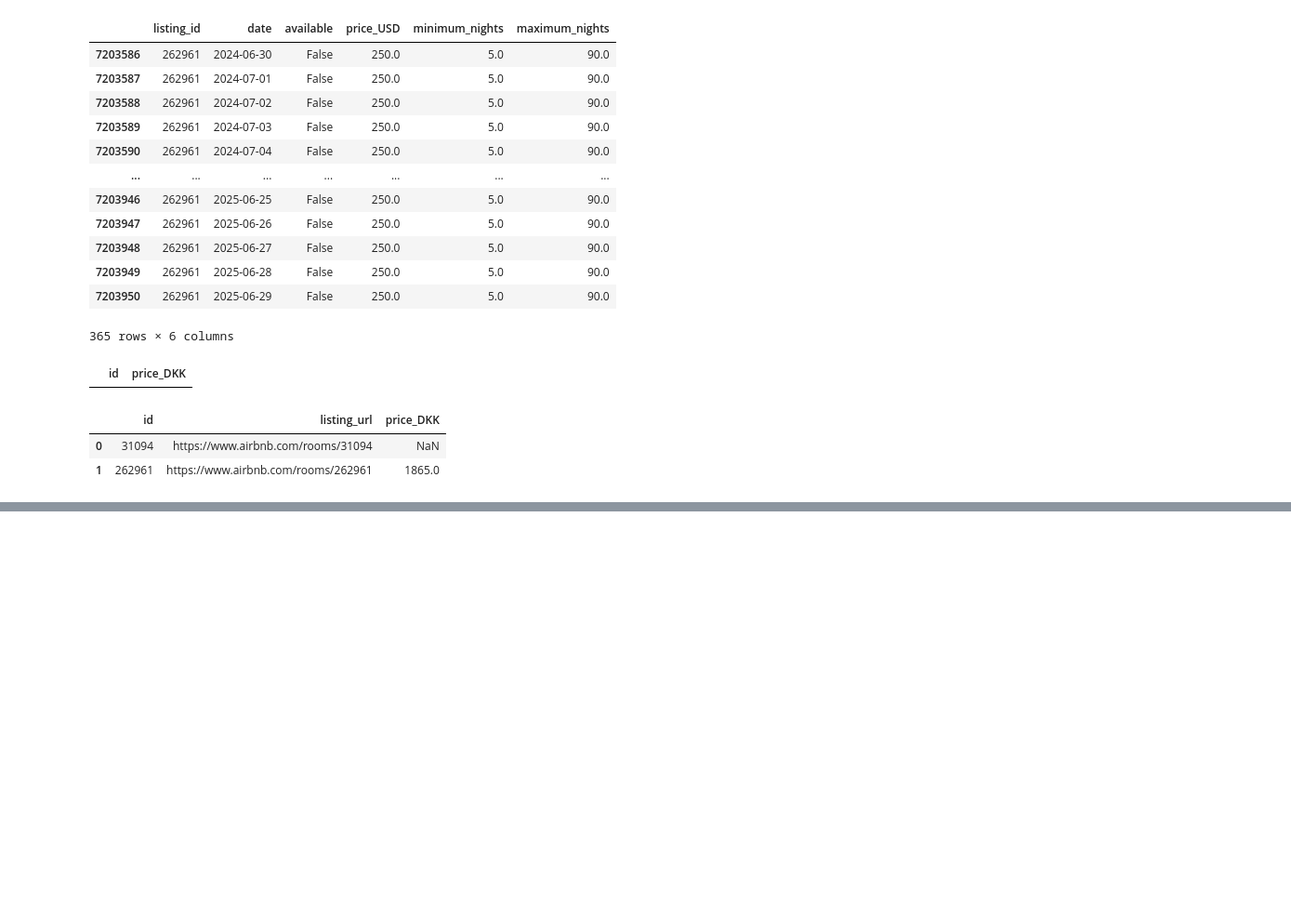
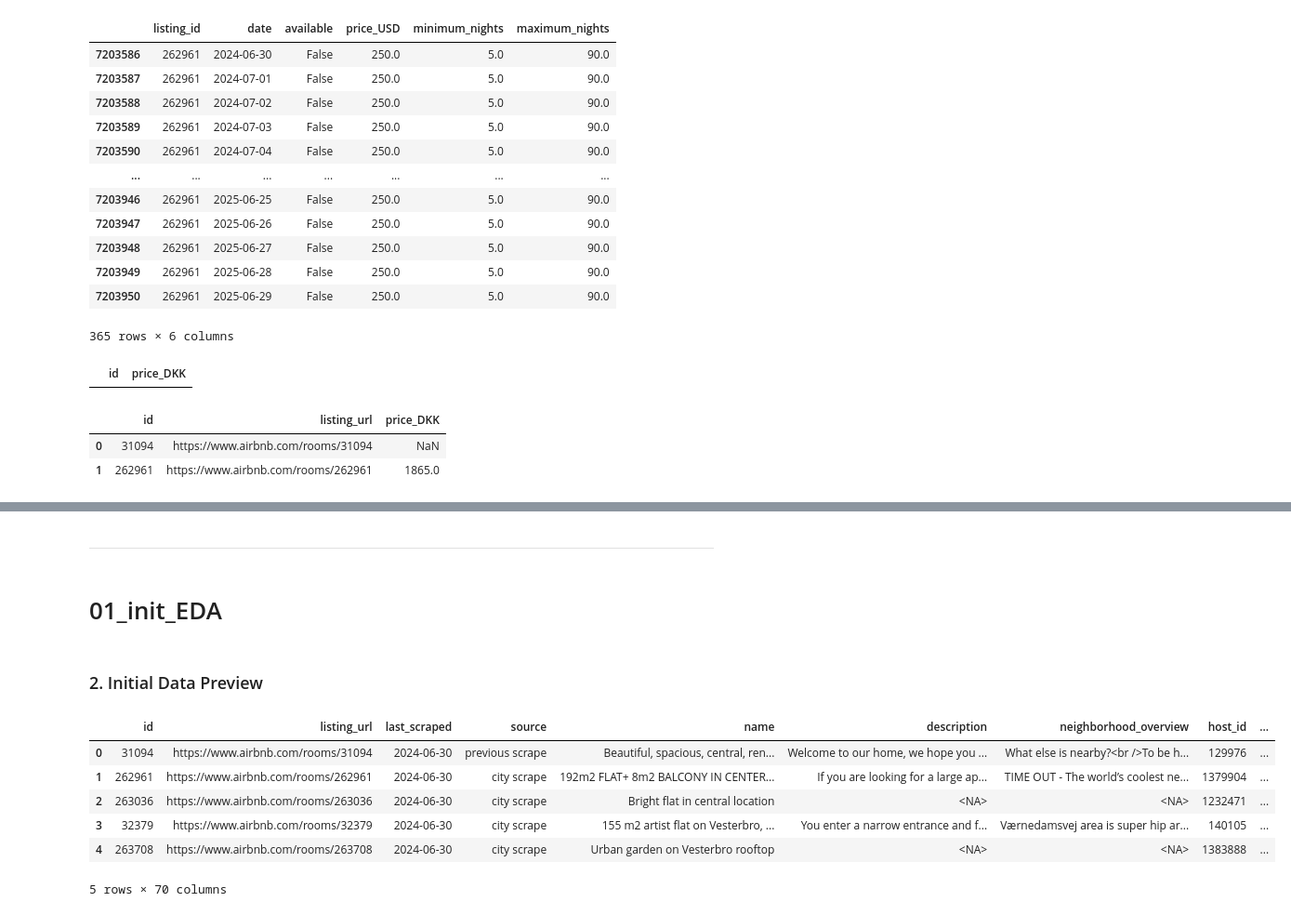
Before and after one commit to elto21ab/DMV, a Jupyter notebook: explore-ELIAS.ipynb, the cells around one changed output, grey strips where cells are left out. Shown: that part at 93% size. Saved outputs shown, nothing was run; the diff lists cells and outputs as text; code cells hidden in the pictures; blank space fills up the shorter version.

```diff
--- a/explore-ELIAS.ipynb
+++ b/explore-ELIAS.ipynb
@@ -323,0 +542,4 @@ rev.describe()
+# %% [markdown]
+---
+# %% [markdown]
+# 01_init_EDA
@@ -323,0 +553,12 @@ rev.describe()
+# %% [markdown]
+### 2. Initial Data Preview
+# %%
+lis_df.head()
+# %% [output]
+|  | id | listing_url | last_scraped | source | name | description | neighborhood_overview | host_id | ... |
+| 0 | 31094 | https://www.airbnb.com/rooms/31094 | 2024-06-30 | previous scrape | Beautiful, spacious, central, ren... | Welcome to our home, we hope you ... | What else is nearby?<br />To be h... | 129976 | ... |
+| 1 | 262961 | https://www.airbnb.com/rooms/262961 | 2024-06-30 | city scrape | 192m2 FLAT+ 8m2 BALCONY IN CENTER... | If you are looking for a large ap... | TIME OUT - The world’s coolest ne... | 1379904 | ... |
+| 2 | 263036 | https://www.airbnb.com/rooms/263036 | 2024-06-30 | city scrape | Bright flat in central location | <NA> | <NA> | 1232471 | ... |
+| 3 | 32379 | https://www.airbnb.com/rooms/32379 | 2024-06-30 | city scrape | 155 m2 artist flat on Vesterbro, ... | You enter a narrow entrance and f... | Værnedamsvej area is super hip ar... | 140105 | ... |
+| 4 | 263708 | https://www.airbnb.com/rooms/263708 | 2024-06-30 | city scrape | Urban garden on Vesterbro rooftop | <NA> | <NA> | 1383888 | ... |
+5 rows × 70 columns
```
Also changed, not shown: parts of 55 cells of this notebook, 4 other files.
